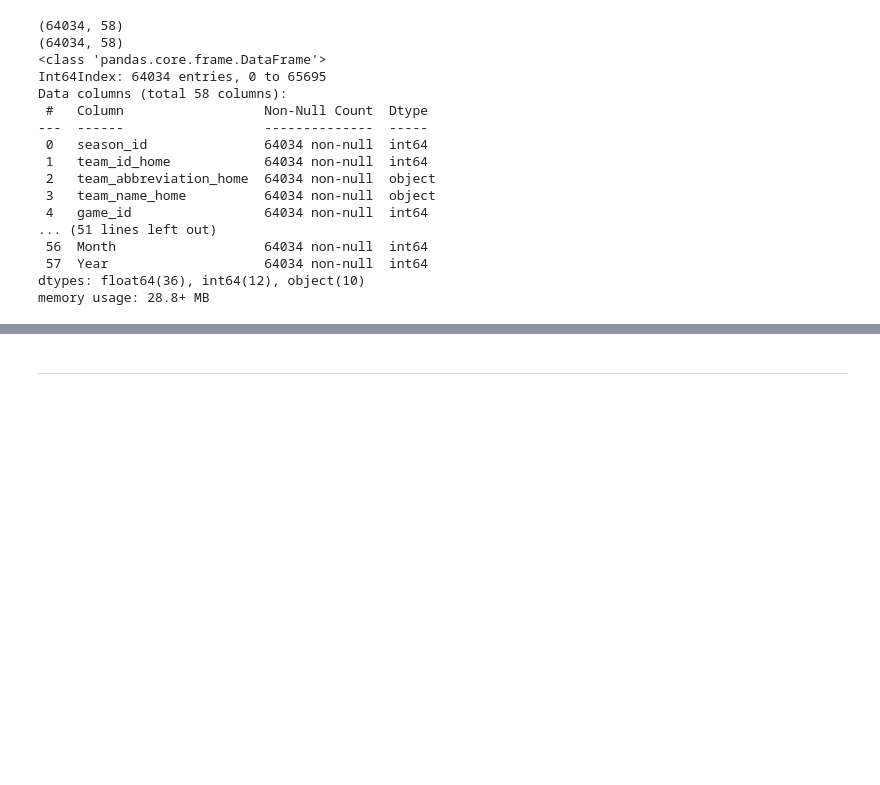
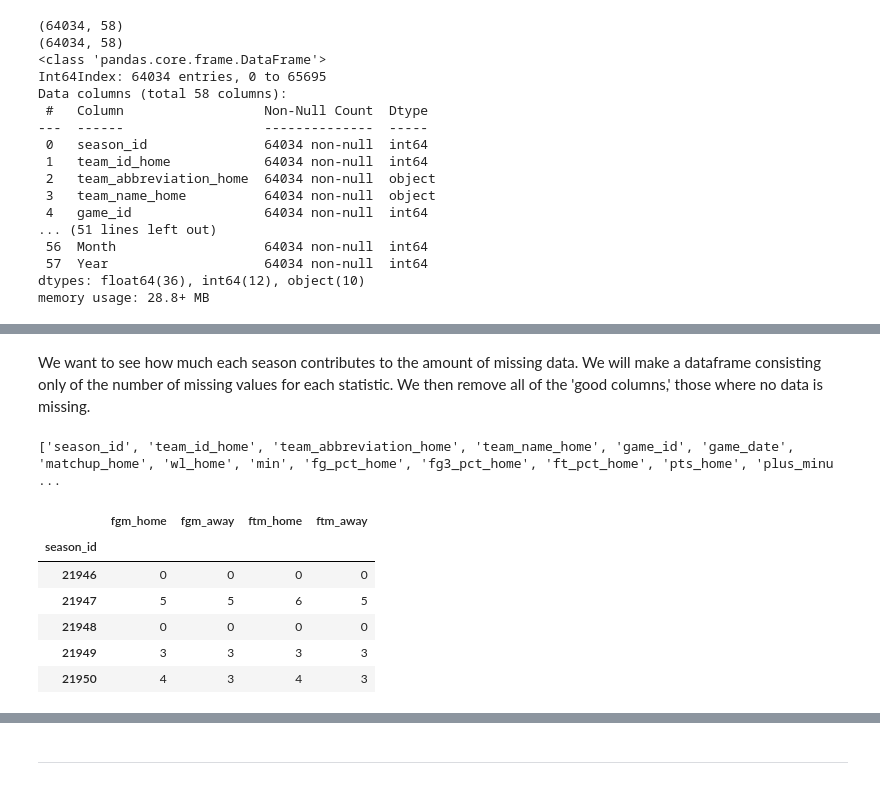
Before and after one commit to smtilson/pp5-ml-dashboard, a Jupyter notebook: jupyter_notebooks/02_Cleaning_Data.ipynb, the cells around one changed output, grey strips where cells are left out. Cells and saved outputs as stored; diff of their text form; code cells hidden in the pictures; blank space fills up the shorter version.

```diff
--- a/jupyter_notebooks/02_Cleaning_Data.ipynb
+++ b/jupyter_notebooks/02_Cleaning_Data.ipynb
@@ -190,0 +204,31 @@ We are finally ready to remove the columns discussed above.
+# %% [markdown]
+We want to see how much each season contributes to the amount of missing data. We will make a dataframe consisting only of the number of missing values for each statistic. We then remove all of the 'good columns,' those where no data is missing.
+# %%
+game_df.isna().sum()
+missing_season_data = game_df.isna().groupby(game_df['season_id']).sum()
+missing_season_data.head(10)
+
+good_cols = []
+for col in missing_season_data.columns:
+    unique_vals = missing_season_data[col].unique()
+    # print(col, len(unique_vals))
+    if len(unique_vals) == 1 and 0 in unique_vals:
+        if col not in good_cols:
+            good_cols.append(col)
+    elif '_pct_' in col:
+        good_cols.append(col)
+
+print(good_cols)
+missing_season_data.drop(labels=good_cols, inplace=True, axis=1)
+# %% [output]
+['season_id', 'team_id_home', 'team_abbreviation_home', 'team_name_home', 'game_id', 'game_date', 'matchup_home', 'wl_home', 'min', 'fg_pct_home', 'fg3_pct_home', 'ft_pct_home', 'pts_home', 'plus_minu ...
+# %%
+missing_season_data.filter(['fgm_home','fgm_away','ftm_home','ftm_away']).head()
+# %% [output]
+|  | fgm_home | fgm_away | ftm_home | ftm_away |
+| season_id |  |  |  |  |
+| 21946 | 0 | 0 | 0 | 0 |
+| 21947 | 5 | 5 | 6 | 5 |
+| 21948 | 0 | 0 | 0 | 0 |
+| 21949 | 3 | 3 | 3 | 3 |
+| 21950 | 4 | 3 | 4 | 3 |
```
Also changed, not shown: parts of 25 cells of this notebook, 3 other files.
